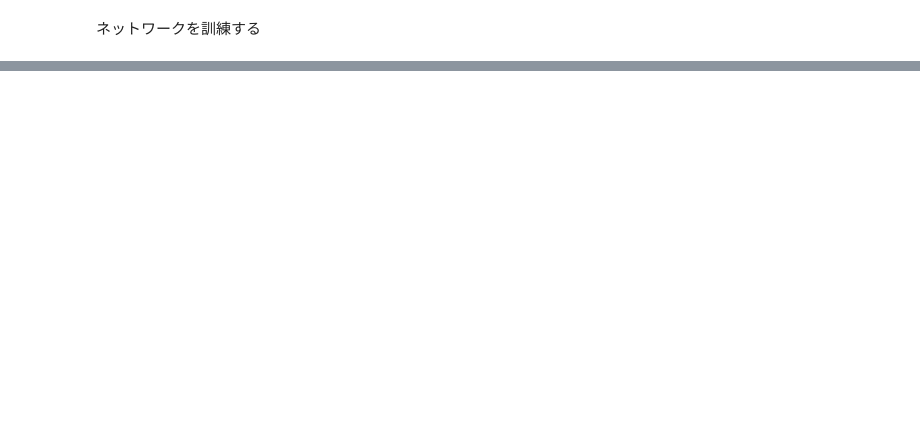
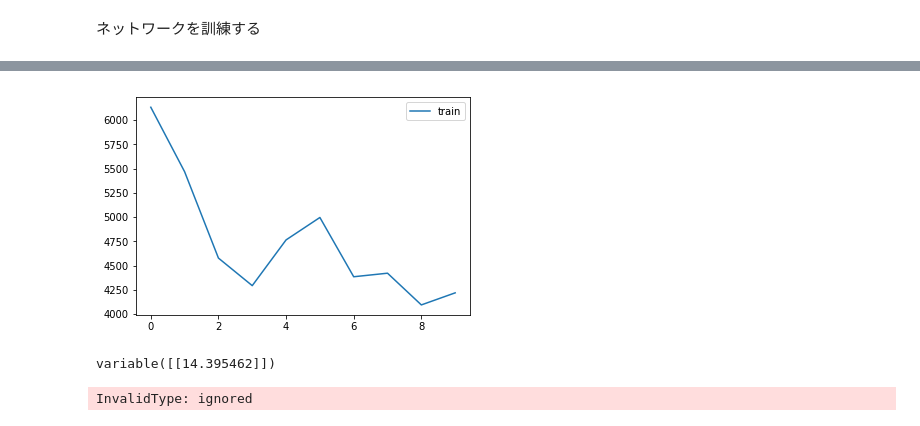
Before and after one commit to Ry-Kurihara/research, a Jupyter notebook: sin_learn_lstm.ipynb, the cells around one changed output, grey strips where cells are left out. Drawn from its saved outputs; the diff is of its cells as text; code cells hidden in the pictures; blank space fills up the shorter version.

```diff
--- a/sin_learn_lstm.ipynb
+++ b/sin_learn_lstm.ipynb
@@ -160,0 +185,41 @@ range(30)
+# %%
+#学習段階
+for epoch in range(10):
+
+  #順伝搬
+  y_train = lstm(input_data)
+  loss_train = F.mean_squared_error(y_train, target)
+
+  #逆伝搬
+  lstm.cleargrads()
+  loss_train.backward()
+
+  optimizer.update()
+  lstm.reset_state()
+
+  #検証用データ
+  data_save = []
+  for times in range(100):
+    if times < 32:
+      lstm(cp.array([[ init_data[times][0] ]], dtype = 'f'))#初期データの出力は何にも使わない
+    elif times == 32:
+      output_save = lstm(cp.array([[ init_data[32][0] ]], dtype = 'f'))#33個目のデータ
+    else:
+      output = lstm(output_save)#出力値を入力する
+      output_save = output
+      #accuracy算出用に記録
+      data_save.append(output_save[0][0].array)#Variableではなくarrayとして保存
+  #検証が終わったらlstmの状態をリセット
+  lstm.reset_state()
+
+  #print(data_save, 'data_save')
+  #print(pre_target, 'pre_target')
+  data_save = cp.array(data_save, dtype = 'f')
+  loss_accuracy = F.mean_squared_error(data_save, pre_target)
+
+  #進行状況
+  print('epoch:{}, train_loss:{}, train_accuracy:{}'.format(epoch, loss_train, loss_accuracy))
+
+  #グラフ描画用に記録
+  results_train['loss'] .append(loss_train.array)
+  results_train['accuracy'].append(loss_accuracy.array)
@@ -160,0 +237,6 @@ range(30)
+# %%
+plt.plot(results_train['loss'], label='train')  # label で凡例の設定
+plt.legend()  # 凡例の表示
+plt.show()
+# %% [output]
+[figure, added]
@@ -160,0 +245,8 @@ range(30)
+# %%
+lstm(cp.array([[9]], dtype = 'f'))
+# %% [output]
+variable([[14.395462]])
+# %%
+lstm(cp.array([[1,2,3]], dtype = 'f'))
+# %% [output]
+InvalidType: ignored
```
Also changed, not shown: parts of 19 cells of this notebook, 3 other files.
